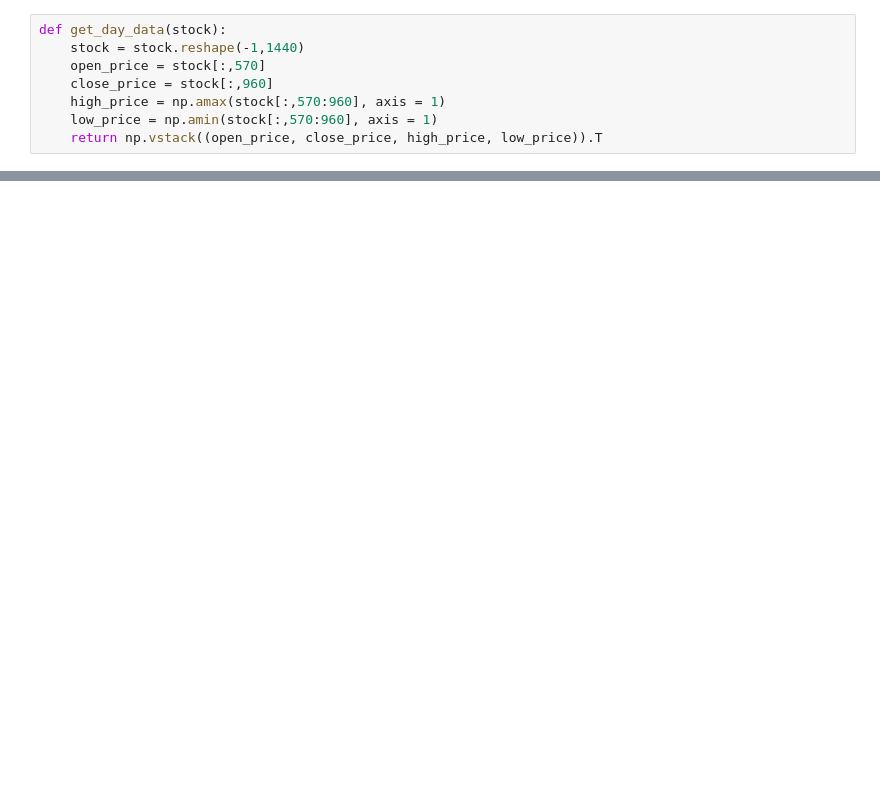
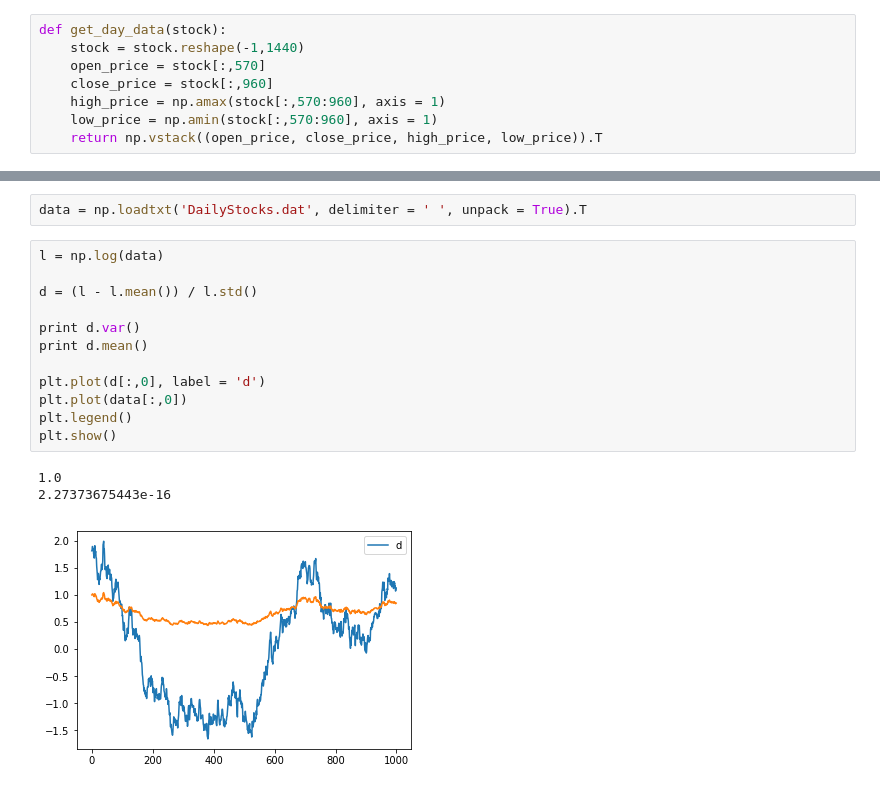
Before and after one commit to bmetherall/Machine_Learning_Stocks, a Jupyter notebook: ML_Stocks.ipynb, the cells around one changed output, grey strips where cells are left out. Cells and saved outputs as stored; diff of their text form; blank space fills up the shorter version.

Commit message:
Modified ML_Stocks

```diff
--- a/ML_Stocks.ipynb
+++ b/ML_Stocks.ipynb
@@ -57,0 +72,18 @@ plt.show()
+# %%
+data = np.loadtxt('DailyStocks.dat', delimiter = ' ', unpack = True).T
+# %%
+l = np.log(data)
+
+d = (l - l.mean()) / l.std()
+
+print d.var()
+print d.mean()
+
+plt.plot(d[:,0], label = 'd')
+plt.plot(data[:,0])
+plt.legend()
+plt.show()
+# %% [output]
+1.0
+2.27373675443e-16
+[figure, added]
```
Also changed, not shown: parts of 15 cells of this notebook.
